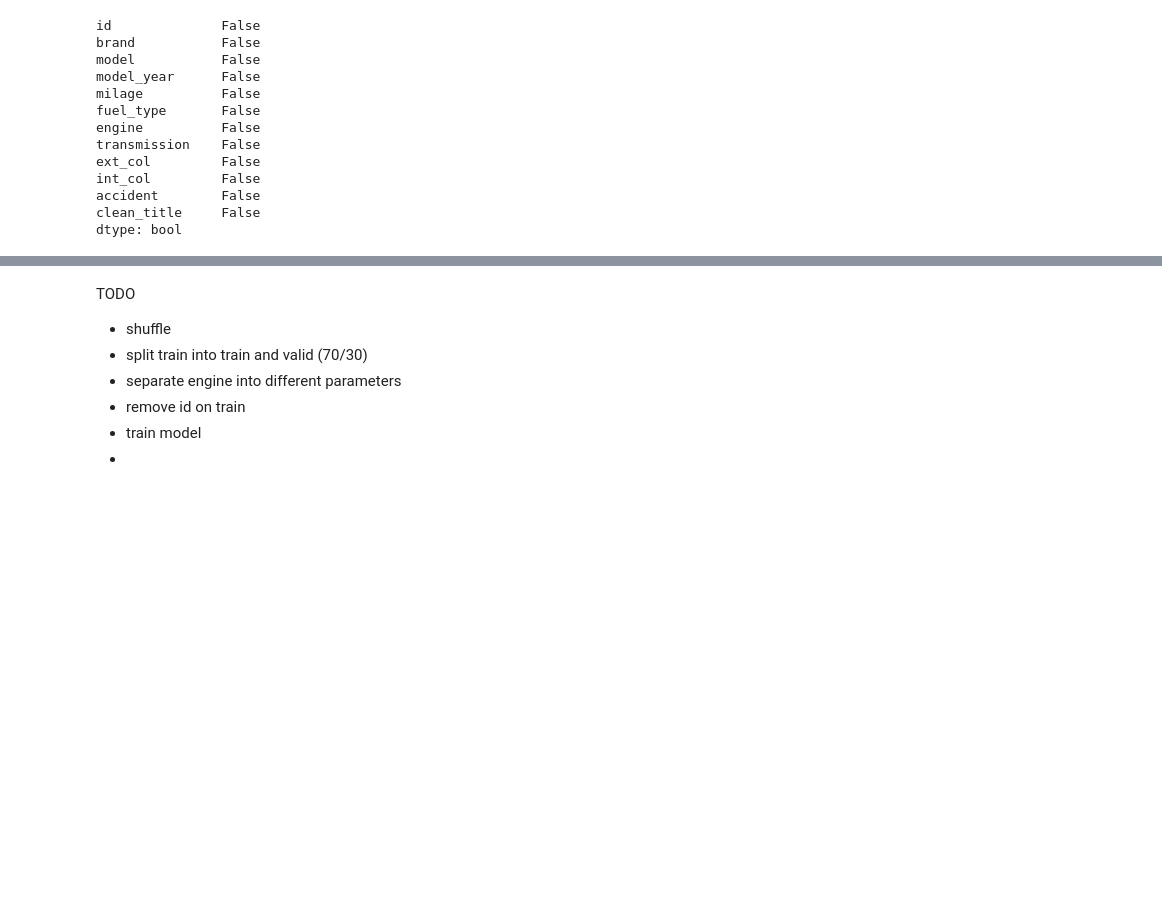
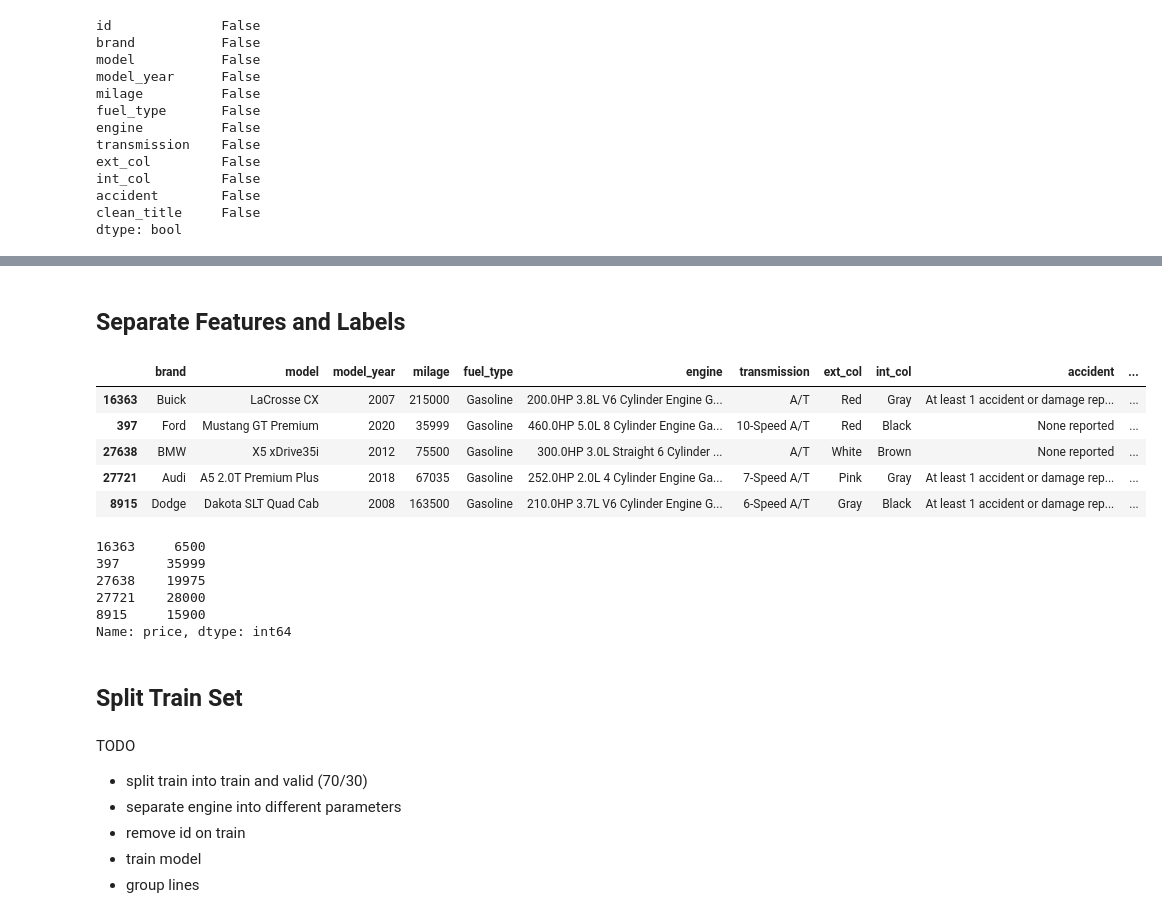
Before and after one commit to SiegfredLorelle/kagglex-car-price-prediction, a Jupyter notebook: kagglex-car-price.ipynb, the cells around one changed output, grey strips where cells are left out. Drawn from its saved outputs; the diff is of its cells as text; code cells hidden in the pictures; blank space fills up the shorter version.

Commit message:
Separate features and labels

```diff
--- a/kagglex-car-price.ipynb
+++ b/kagglex-car-price.ipynb
@@ -80,0 +99,28 @@ dtype: bool
+# %% [markdown]
+## Separate Features and Labels
+# %%
+# Set features similar to the test set only without id column
+features = train_set.copy()
+features.pop("id")
+
+# Remove price column in features and save it in labels
+labels = features.pop("price")
+features.head()
+# %% [output]
+|  | brand | model | model_year | milage | fuel_type | engine | transmission | ext_col | int_col | accident | ... |
+| 16363 | Buick | LaCrosse CX | 2007 | 215000 | Gasoline | 200.0HP 3.8L V6 Cylinder Engine G... | A/T | Red | Gray | At least 1 accident or damage rep... | ... |
+| 397 | Ford | Mustang GT Premium | 2020 | 35999 | Gasoline | 460.0HP 5.0L 8 Cylinder Engine Ga... | 10-Speed A/T | Red | Black | None reported | ... |
+| 27638 | BMW | X5 xDrive35i | 2012 | 75500 | Gasoline | 300.0HP 3.0L Straight 6 Cylinder ... | A/T | White | Brown | None reported | ... |
+| 27721 | Audi | A5 2.0T Premium Plus | 2018 | 67035 | Gasoline | 252.0HP 2.0L 4 Cylinder Engine Ga... | 7-Speed A/T | Pink | Gray | At least 1 accident or damage rep... | ... |
+| 8915 | Dodge | Dakota SLT Quad Cab | 2008 | 163500 | Gasoline | 210.0HP 3.7L V6 Cylinder Engine G... | 6-Speed A/T | Gray | Black | At least 1 accident or damage rep... | ... |
+# %%
+labels.head()
+# %% [output]
+16363     6500
+397      35999
+27638    19975
+27721    28000
+8915     15900
+Name: price, dtype: int64
+# %% [markdown]
+## Split Train Set
@@ -81,8 +136,7 @@ dtype: bool
 # %% [markdown]
 TODO
-- shuffle
 - split train into train and valid (70/30)
 - separate engine into different parameters
 - remove id on train
 - train model
--
+- group lines
```
Also changed, not shown: parts of 7 cells of this notebook.
